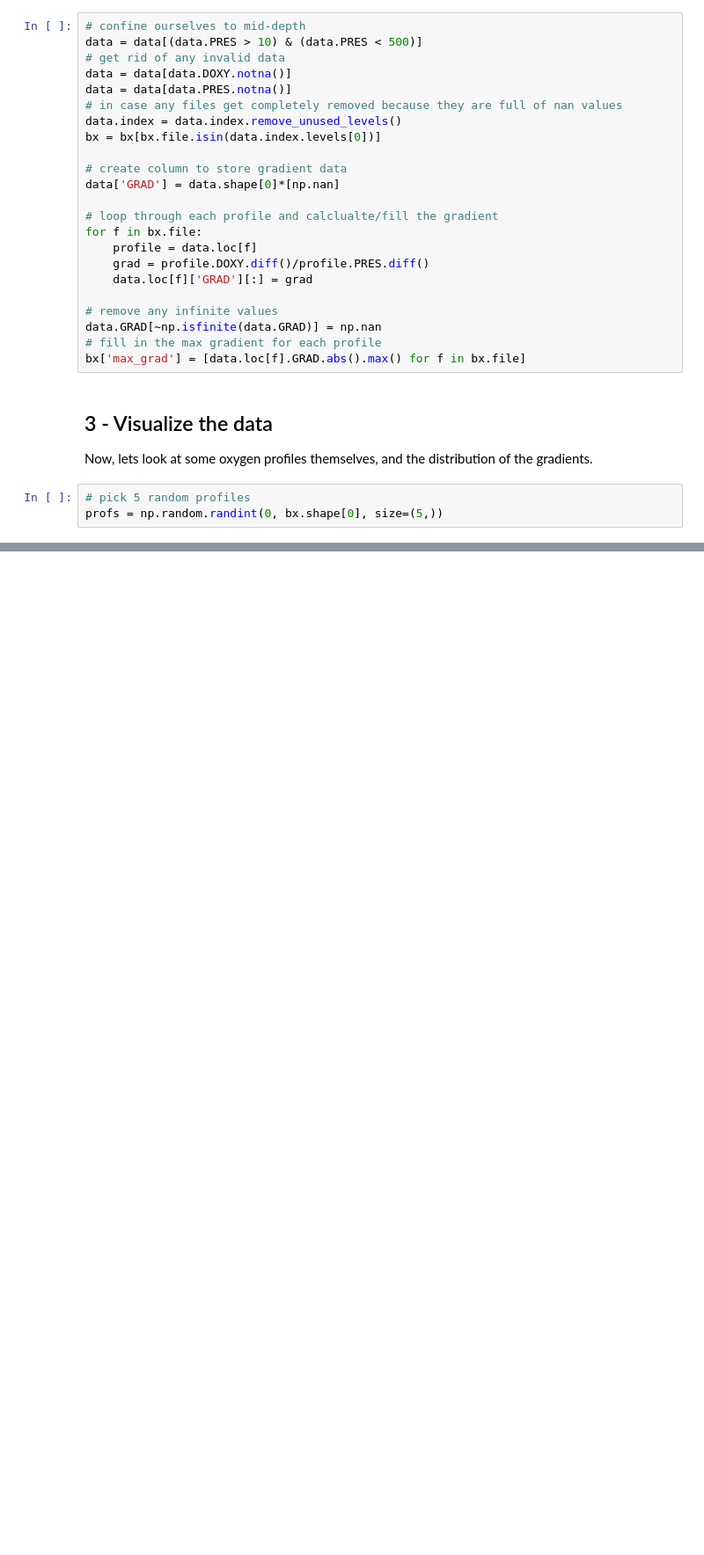
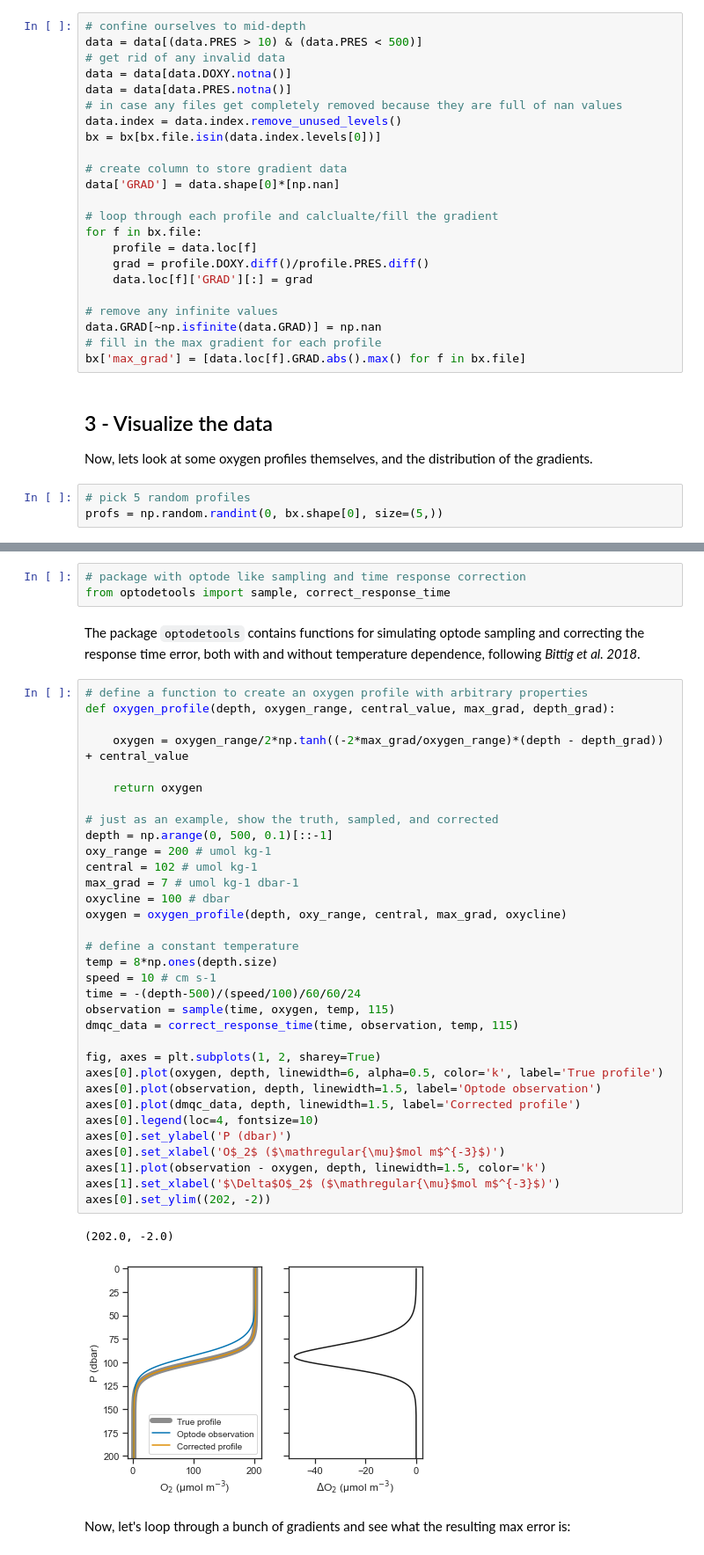
Before and after one commit to cgrdn/admt-doxy-correction, a Jupyter notebook: notebooks/oxygen-gradient-analysis/oxygen-gradient-analysis.ipynb, the cells around one changed output, grey strips where cells are left out. Shown: that part at 88% size. Saved outputs shown, nothing was run; the diff lists cells and outputs as text; blank space fills up the shorter version.

Commit message:
add sample model

```diff
--- a/notebooks/oxygen-gradient-analysis/oxygen-gradient-analysis.ipynb
+++ b/notebooks/oxygen-gradient-analysis/oxygen-gradient-analysis.ipynb
@@ -93,0 +98,43 @@ g3.ax.set_xlim((-0.2, 10.2))
+# %%
+# package with optode like sampling and time response correction
+from optodetools import sample, correct_response_time
+# %% [markdown]
+The package `optodetools` contains functions for simulating optode sampling and correcting the response time error, both with and without temperature dependence, following _Bittig et al. 2018_.
+# %%
+# define a function to create an oxygen profile with arbitrary properties
+def oxygen_profile(depth, oxygen_range, central_value, max_grad, depth_grad):
+
+    oxygen = oxygen_range/2*np.tanh((-2*max_grad/oxygen_range)*(depth - depth_grad)) + central_value
+
+    return oxygen
+
+# just as an example, show the truth, sampled, and corrected
+depth = np.arange(0, 500, 0.1)[::-1]
+oxy_range = 200 # umol kg-1
+central = 102 # umol kg-1
+max_grad = 7 # umol kg-1 dbar-1
+oxycline = 100 # dbar
+oxygen = oxygen_profile(depth, oxy_range, central, max_grad, oxycline)
+
+# define a constant temperature
+temp = 8*np.ones(depth.size)
+speed = 10 # cm s-1
+time = -(depth-500)/(speed/100)/60/60/24
+observation = sample(time, oxygen, temp, 115)
+dmqc_data = correct_response_time(time, observation, temp, 115)
+
+fig, axes = plt.subplots(1, 2, sharey=True)
+axes[0].plot(oxygen, depth, linewidth=6, alpha=0.5, color='k', label='True profile')
+axes[0].plot(observation, depth, linewidth=1.5, label='Optode observation')
+axes[0].plot(dmqc_data, depth, linewidth=1.5, label='Corrected profile')
+axes[0].legend(loc=4, fontsize=10)
+axes[0].set_ylabel('P (dbar)')
+axes[0].set_xlabel('O$_2$ ($\mathregular{\mu}$mol m$^{-3}$)')
+axes[1].plot(observation - oxygen, depth, linewidth=1.5, color='k')
+axes[1].set_xlabel('$\Delta$O$_2$ ($\mathregular{\mu}$mol m$^{-3}$)')
+axes[0].set_ylim((202, -2))
+# %% [output]
+(202.0, -2.0)
+[figure, added]
+# %% [markdown]
+Now, let's loop through a bunch of gradients and see what the resulting max error is:
```
Also changed, not shown: parts of 8 cells of this notebook.
